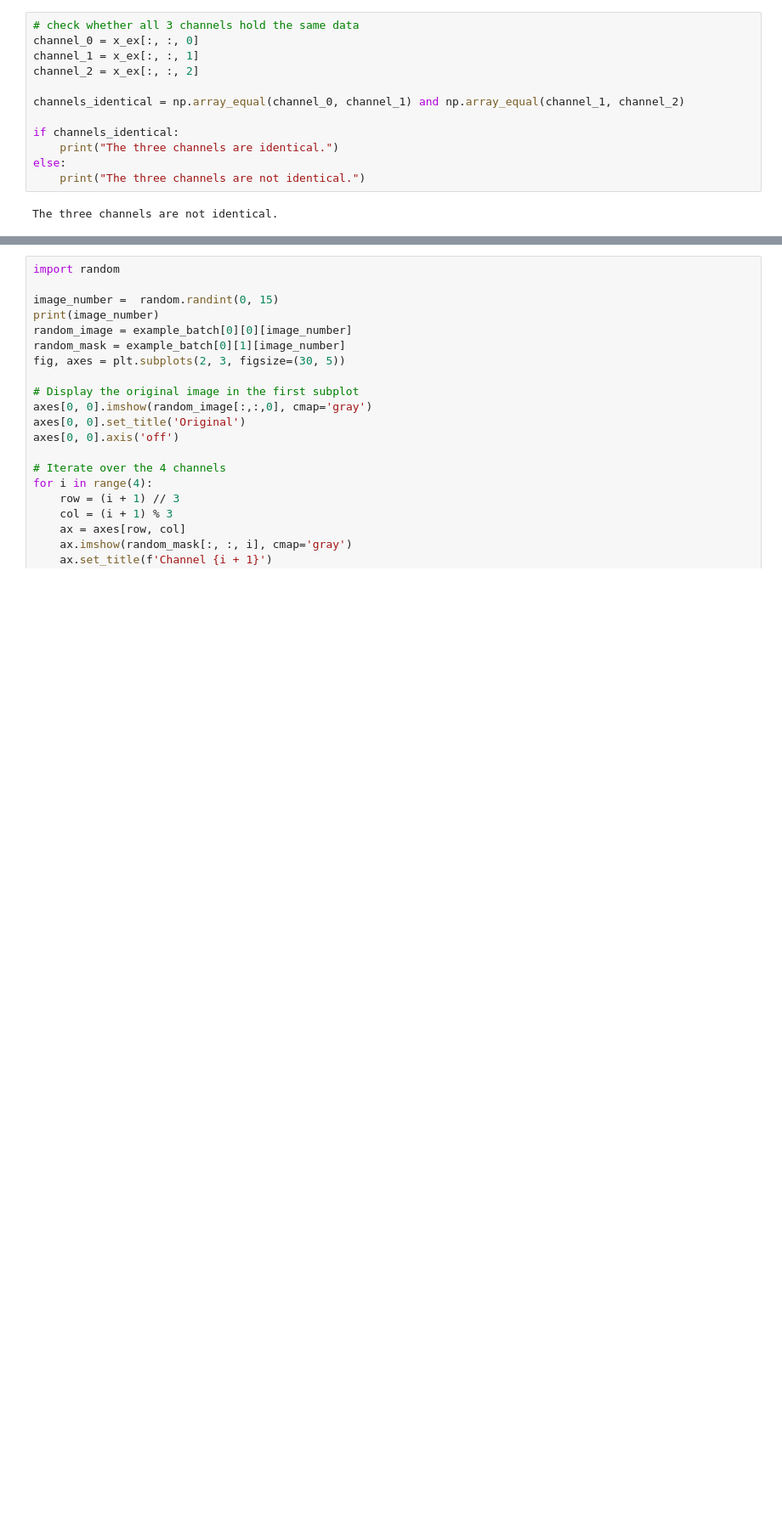
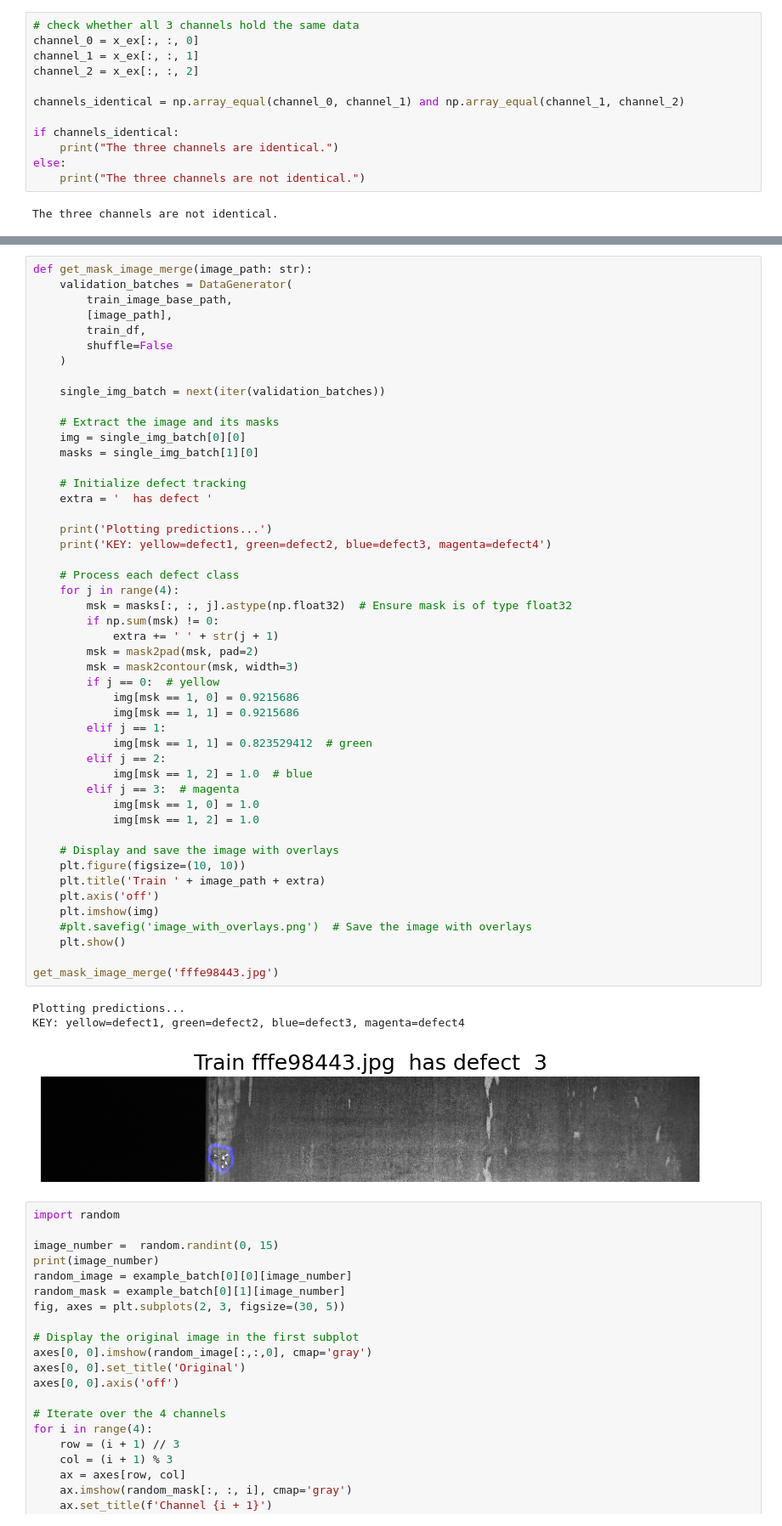
Before and after one commit to lremane/steel_defect_detection, a Jupyter notebook: train_model_steel_defect_detection.ipynb, the cells around one changed output, grey strips where cells are left out. Shown at 85% size. Drawn from its saved outputs; the diff is of its cells as text; blank space fills up the shorter version.

Commit message:
feat: add cell with function to display mask on original image in train notebook

```diff
--- a/train_model_steel_defect_detection.ipynb
+++ b/train_model_steel_defect_detection.ipynb
@@ -189,3 +217,55 @@ The three channels are not identical.
+# %%
+def get_mask_image_merge(image_path: str):
+    validation_batches = DataGenerator(
+        train_image_base_path,
+        [image_path],
+        train_df,
+        shuffle=False
+    )
+
+    single_img_batch = next(iter(validation_batches))
+
+    # Extract the image and its masks
+    img = single_img_batch[0][0]
+    masks = single_img_batch[1][0]
+
+    # Initialize defect tracking
+    extra = '  has defect '
+
+    print('Plotting predictions...')
+    print('KEY: yellow=defect1, green=defect2, blue=defect3, magenta=defect4')
+
+    # Process each defect class
+    for j in range(4):
+        msk = masks[:, :, j].astype(np.float32)  # Ensure mask is of type float32
+        if np.sum(msk) != 0:
+            extra += ' ' + str(j + 1)
+        msk = mask2pad(msk, pad=2)
+        msk = mask2contour(msk, width=3)
+        if j == 0:  # yellow
+            img[msk == 1, 0] = 0.9215686
+            img[msk == 1, 1] = 0.9215686
+        elif j == 1:
+            img[msk == 1, 1] = 0.823529412  # green
+        elif j == 2:
+            img[msk == 1, 2] = 1.0  # blue
+        elif j == 3:  # magenta
+            img[msk == 1, 0] = 1.0
+            img[msk == 1, 2] = 1.0
+
+    # Display and save the image with overlays
+    plt.figure(figsize=(10, 10))
+    plt.title('Train ' + image_path + extra)
+    plt.axis('off')
+    plt.imshow(img)
+    #plt.savefig('image_with_overlays.png')  # Save the image with overlays
+    plt.show()
+
+get_mask_image_merge('fffe98443.jpg')
+# %% [output]
+Plotting predictions...
+KEY: yellow=defect1, green=defect2, blue=defect3, magenta=defect4
+[figure, added]
 # %%
 import random
 
```
Also changed, not shown: parts of 4 cells of this notebook.
